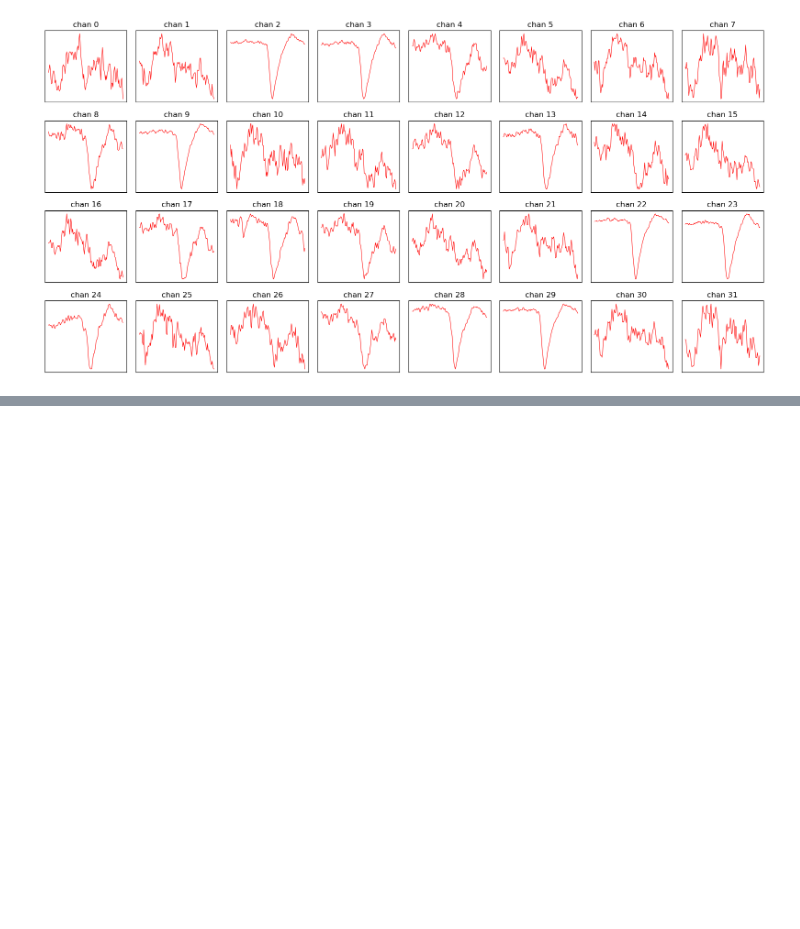
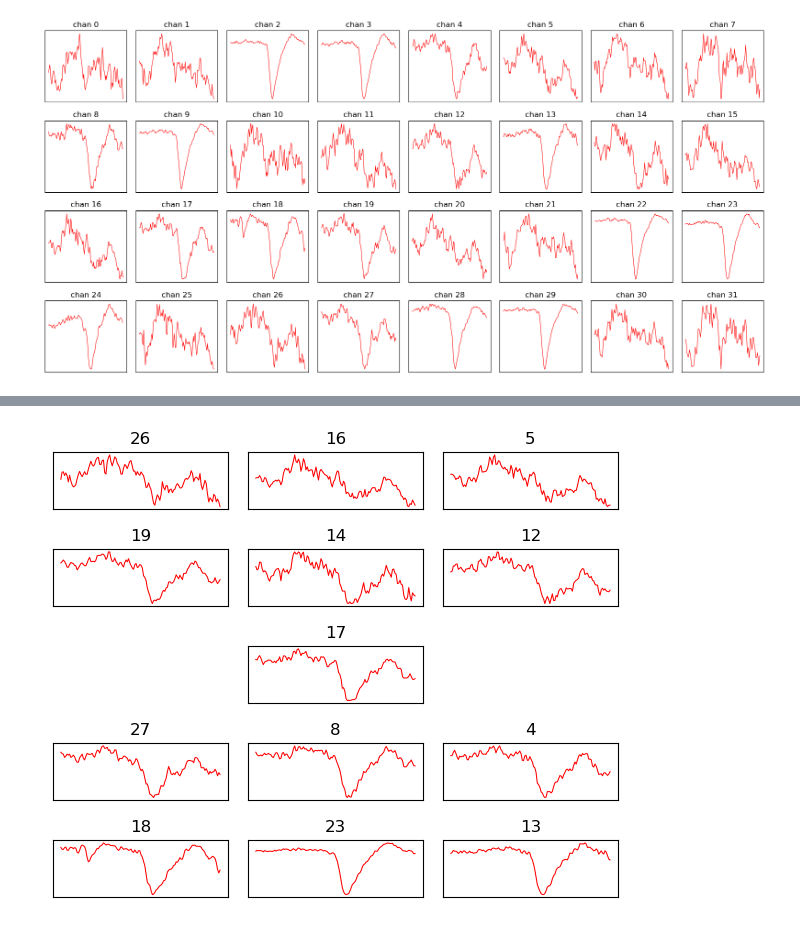
Before and after one commit to dyballa/TempoSort, a Jupyter notebook: data/2016_rat_cortex_Neto_et_al/Analysis-2014_11_13_Pair_3_0.ipynb, the cells around one changed output, grey strips where cells are left out. Saved outputs shown, nothing was run; the diff lists cells and outputs as text; code cells hidden in the pictures; blank space fills up the shorter version.

```diff
--- a/data/2016_rat_cortex_Neto_et_al/Analysis-2014_11_13_Pair_3_0.ipynb
+++ b/data/2016_rat_cortex_Neto_et_al/Analysis-2014_11_13_Pair_3_0.ipynb
@@ -241,0 +268,13 @@ unfiltered extracellular data
+# %%
+f, axes = plt.subplots(5,3,figsize=(2*3,1*5))
+for i,chan in enumerate([26,16,5,19,14,12,-1,17,-1,27,8,4,18,23,13]):
+    ax = axes.ravel()[i]
+    if chan < 0:
+        ax.axis('off')
+        continue
+    ax.plot(window_ixs / Sampling_frequency, extra_Volts[chan,window_ixs], c='r', lw=0.75, label='extra')
+    ax.set(xticks=[], yticks=[], title=str(chan))
+
+f.tight_layout()
+# %% [output]
+[figure, added]
```
Also changed, not shown: parts of 6 cells of this notebook, 1 other file.
